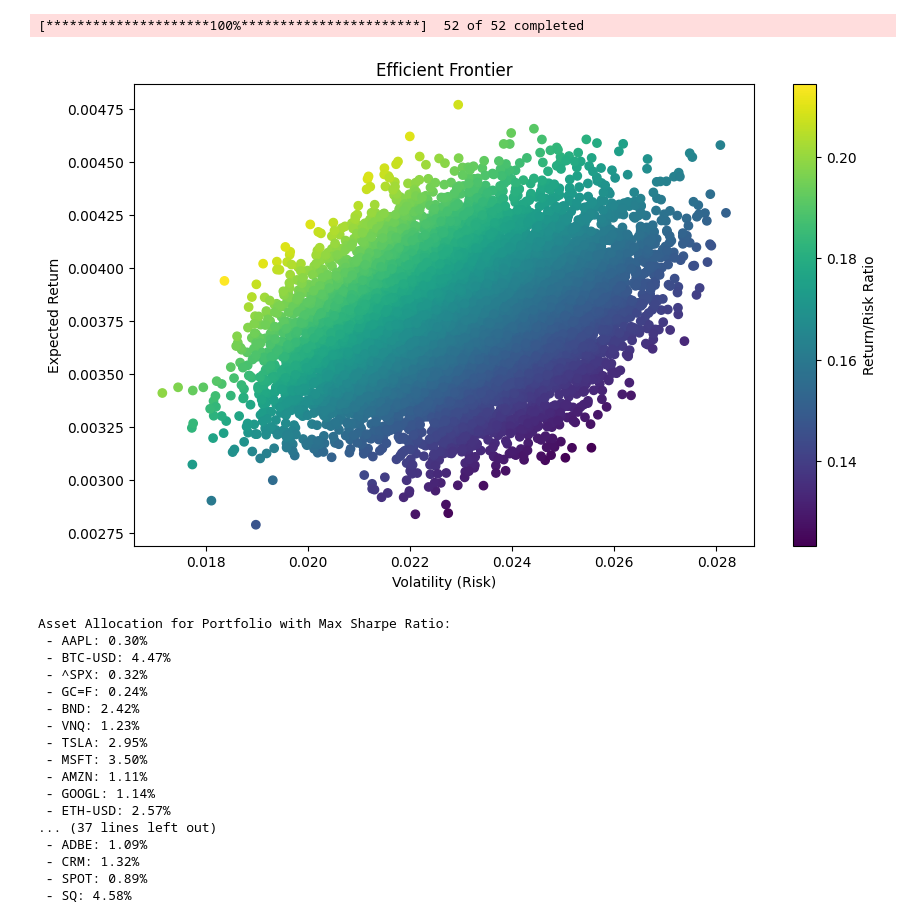
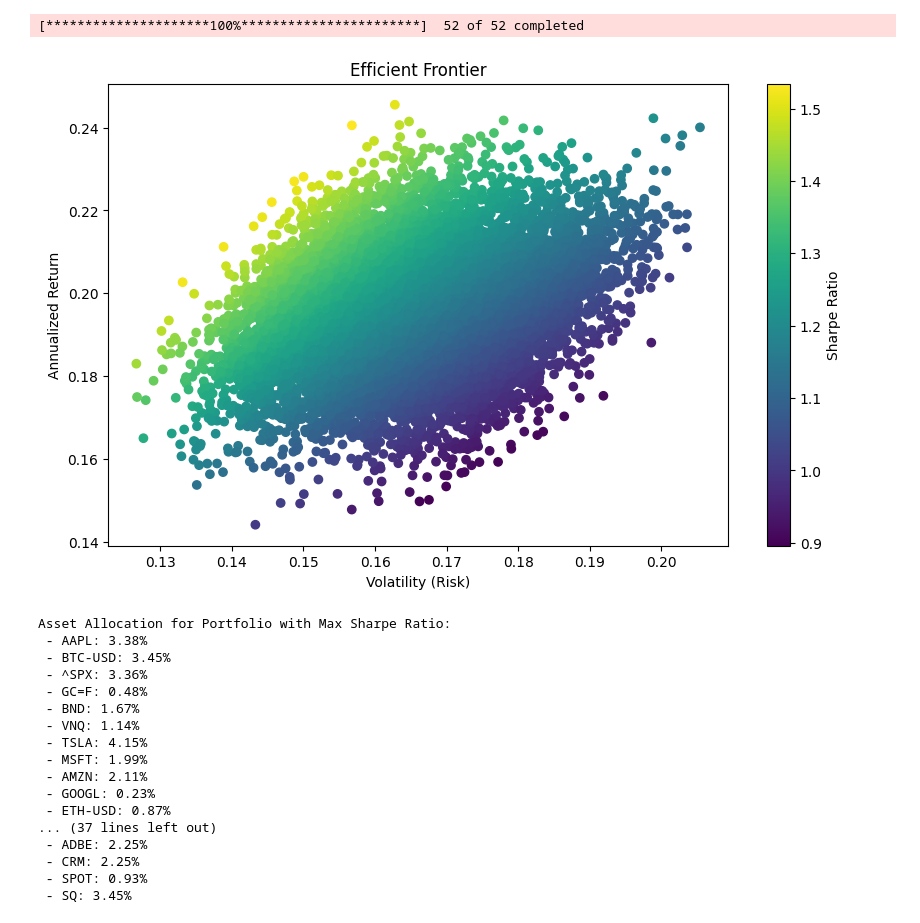
Before and after one commit to kridtapon/Modern-Porfolio-Theory-For-50-Asset--Ray-dalio, a Jupyter notebook: Modern_Porfolio_Theory_For_50_Asset_Ray_dalio.ipynb, the cells around one changed output. Drawn from its saved outputs; the diff is of its cells as text; code cells hidden in the pictures.

```diff
--- a/Modern_Porfolio_Theory_For_50_Asset_Ray_dalio.ipynb
+++ b/Modern_Porfolio_Theory_For_50_Asset_Ray_dalio.ipynb
@@ -42,22 +42,30 @@ def simulate_portfolios(mean_returns, cov_matrix, num_portfolios=10000):
         weights_list.append(weights)  # Append the weights list for each portfolio
 
     results_df = pd.DataFrame(results.T, columns=["Return", "Volatility", "Weights"])
+
+    # Annualize the returns and volatilities
+    results_df['Annualized Return'] = results_df['Return'] * 52
+    results_df['Annualized Volatility'] = results_df['Volatility'] * np.sqrt(52)
+
+    # Calculate the Sharpe ratio (Annualized)
+    results_df['Sharpe Ratio'] = results_df['Annualized Return'] / results_df['Annualized Volatility']
+
     return results_df, weights_list
 
 # Step 5: Plot Efficient Frontier
 def plot_efficient_frontier(results_df):
     plt.figure(figsize=(10, 6))
-    plt.scatter(results_df.Volatility, results_df.Return, c=results_df.Return / results_df.Volatility, cmap='viridis', marker='o')
+    plt.scatter(results_df['Annualized Volatility'], results_df['Annualized Return'],
+                c=results_df['Sharpe Ratio'], cmap='viridis', marker='o')
     plt.title('Efficient Frontier')
     plt.xlabel('Volatility (Risk)')
-    plt.ylabel('Expected Return')
-    plt.colorbar(label='Return/Risk Ratio')
+    plt.ylabel('Annualized Return')
+    plt.colorbar(label='Sharpe Ratio')
     plt.show()
 
 # Step 6: Get Portfolio with Maximum Sharpe Ratio
 def get_max_sharpe_portfolio(results_df, weights_list, assets):
-    sharpe_ratios = results_df['Return'] / results_df['Volatility']
-    max_sharpe_idx = sharpe_ratios.idxmax()  # Index of portfolio with max Sharpe ratio
+    max_sharpe_idx = results_df['Sharpe Ratio'].idxmax()  # Index of portfolio with max Sharpe ratio
     max_sharpe_weights = weights_list[max_sharpe_idx]
 
     # Print the weights of each asset in the portfolio with max Sharpe ratio
@@ -90,25 +98,32 @@ def compare_with_benchmark(cumulative_returns, df_ret):
 # Step 9: Print Performance Metrics
 def print_performance_metrics(results_df, max_sharpe_idx, df_ret):
     # Extract performance metrics of the best portfolio
-    best_portfolio_return = results_df.loc[max_sharpe_idx, 'Return']
-    best_portfolio_volatility = results_df.loc[max_sharpe_idx, 'Volatility']
-    best_portfolio_sharpe = best_portfolio_return / best_portfolio_volatility  # Sharpe ratio
+    best_portfolio_return = results_df.loc[max_sharpe_idx, 'Annualized Return']
+    best_portfolio_volatility = results_df.loc[max_sharpe_idx, 'Annualized Volatility']
+    sharpe_ratio = results_df.loc[max_sharpe_idx, 'Sharpe Ratio']
 
     # Calculate the S&P 500 metrics
     sp500_return = df_ret['^SPX'].mean()
     sp500_volatility = df_ret['^SPX'].std()
-    sp500_sharpe = sp500_return / sp500_volatility
 
-    # Print the results
+    # Annualizing the S&P 500 return and volatility
+    sp500_annualized_return = sp500_return * 52
+    sp500_annualized_volatility = sp500_volatility * np.sqrt(52)
+
+    # Sharpe ratio for S&P 500 (annualized)
+    sp500_sharpe = sp500_annualized_return / sp500_annualized_volatility
+
+    # Print the results for the portfolio with max Sharpe ratio
     print("Performance of the Portfolio with Max Sharpe Ratio:")
-    print(f" - Annualized Return: {best_portfolio_return * 52:.2%}")  # Convert to annualized
-    print(f" - Annualized Volatility: {best_portfolio_volatility * np.sqrt(52):.2%}")  # Convert to annualized
-    print(f" - Sharpe Ratio: {best_portfolio_sharpe:.2f}")  # Print the Sharpe ratio
+    print(f" - Annualized Return: {best_portfolio_return:.2%}")
+    print(f" - Annualized Volatility: {best_portfolio_volatility:.2%}")
+    print(f" - Annualized Sharpe Ratio: {sharpe_ratio:.2f}")
 
+    # Print the results for the S&P 500 benchmark
     print("\nPerformance of the S&P 500 Benchmark:")
-    print(f" - Annualized Return: {sp500_return * 52:.2%}")  # Convert to annualized
-    print(f" - Annualized Volatility: {sp500_volatility * np.sqrt(52):.2%}")  # Convert to annualized
-    print(f" - Sharpe Ratio: {sp500_sharpe:.2f}")  # Print the Sharpe ratio for the benchmark
+    print(f" - Annualized Return: {sp500_annualized_return:.2%}")
+    print(f" - Annualized Volatility: {sp500_annualized_volatility:.2%}")
+    print(f" - Annualized Sharpe Ratio: {sp500_sharpe:.2f}")
 
 # Main function to orchestrate the steps
 def main():
@@ -123,48 +138,48 @@ def main():
     # Fetch and process data
     data = fetch_data(assets)
     df_ret = resample_data(data)
 
     # Calculate expected returns and covariance matrix
     mean_returns, cov_matrix = calculate_returns_and_covariance(df_ret)
 
     # Simulate portfolios
     results_df, weights_list = simulate_portfolios(mean_returns, cov_matrix)
 
     # Plot the efficient frontier
     plot_efficient_frontier(results_df)
 
     # Get the portfolio with max Sharpe ratio
     max_sharpe_weights, best_portfolio = get_max_sharpe_portfolio(results_df, weights_list, assets)
 
     # Backtest the portfolio
     cumulative_returns = backtest_portfolio(df_ret, max_sharpe_weights)
 
     # Compare with benchmark
     compare_with_benchmark(cumulative_returns, df_ret)
 
     # Print performance metrics
     print_performance_metrics(results_df, best_portfolio.name, df_ret)
 
 # Run the main function
 if __name__ == "__main__":
     main()
 # %% [output]
 [*********************100%***********************]  52 of 52 completed
-[figure, old version]
+[figure, new version]
 Asset Allocation for Portfolio with Max Sharpe Ratio:
- - AAPL: 0.30%
- - BTC-USD: 4.47%
- - ^SPX: 0.32%
- - GC=F: 0.24%
- - BND: 2.42%
- - VNQ: 1.23%
- - TSLA: 2.95%
- - MSFT: 3.50%
- - AMZN: 1.11%
- - GOOGL: 1.14%
- - ETH-USD: 2.57%
+ - AAPL: 3.38%
+ - BTC-USD: 3.45%
+ - ^SPX: 3.36%
+ - GC=F: 0.48%
+ - BND: 1.67%
+ - VNQ: 1.14%
+ - TSLA: 4.15%
+ - MSFT: 1.99%
+ - AMZN: 2.11%
+ - GOOGL: 0.23%
+ - ETH-USD: 0.87%
 ... (37 lines left out)
- - ADBE: 1.09%
- - CRM: 1.32%
- - SPOT: 0.89%
- - SQ: 4.58%
+ - ADBE: 2.25%
+ - CRM: 2.25%
+ - SPOT: 0.93%
+ - SQ: 3.45%
```
Also changed, not shown: parts of 1 cell of this notebook.
